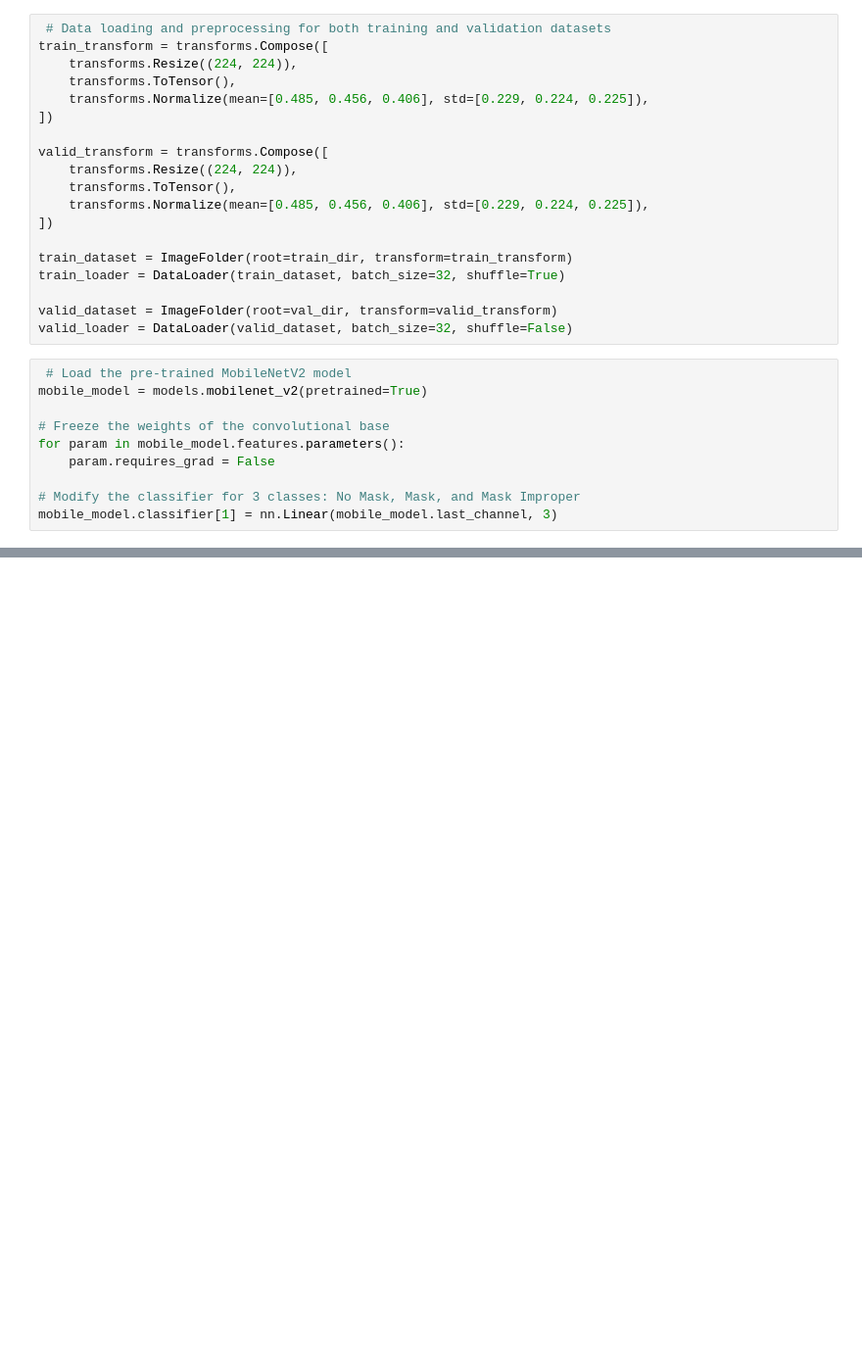
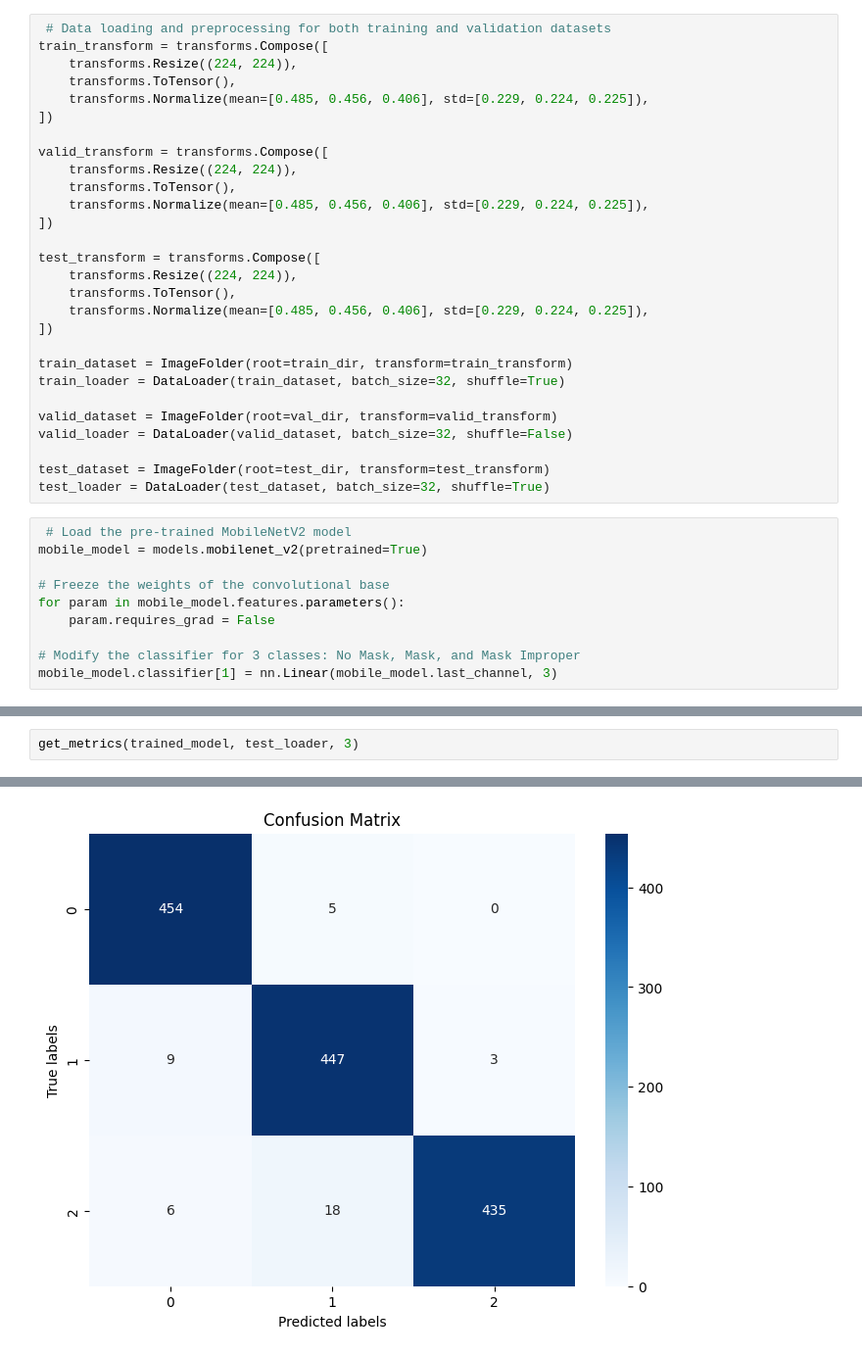
Before and after one commit to zhiyangg/aps360, a Jupyter notebook: APS360.ipynb, the cells around one changed output, grey strips where cells are left out. Shown: that part at 98% size. Saved outputs shown, nothing was run; the diff lists cells and outputs as text; blank space fills up the shorter version.

Commit message:
added more metrics

```diff
--- a/APS360.ipynb
+++ b/APS360.ipynb
@@ -276,11 +291,20 @@ valid_transform = transforms.Compose([
     transforms.Normalize(mean=[0.485, 0.456, 0.406], std=[0.229, 0.224, 0.225]),
 ])
 
+test_transform = transforms.Compose([
+    transforms.Resize((224, 224)),
+    transforms.ToTensor(),
+    transforms.Normalize(mean=[0.485, 0.456, 0.406], std=[0.229, 0.224, 0.225]),
+])
+
 train_dataset = ImageFolder(root=train_dir, transform=train_transform)
 train_loader = DataLoader(train_dataset, batch_size=32, shuffle=True)
 
 valid_dataset = ImageFolder(root=val_dir, transform=valid_transform)
 valid_loader = DataLoader(valid_dataset, batch_size=32, shuffle=False)
+
+test_dataset = ImageFolder(root=test_dir, transform=test_transform)
+test_loader = DataLoader(test_dataset, batch_size=32, shuffle=True)
 # %%
  # Load the pre-trained MobileNetV2 model
 mobile_model = models.mobilenet_v2(pretrained=True)
@@ -350,0 +468,3 @@ Epoch [10/10], Train Loss: 0.1098, Valid Loss: 0.0643
+# %%
+get_metrics(trained_model, test_loader, 3)
+# %% [output]
@@ -350,0 +489 @@ Epoch [10/10], Train Loss: 0.1098, Valid Loss: 0.0643
+[figure, added]
```
Also changed, not shown: parts of 11 cells of this notebook.
